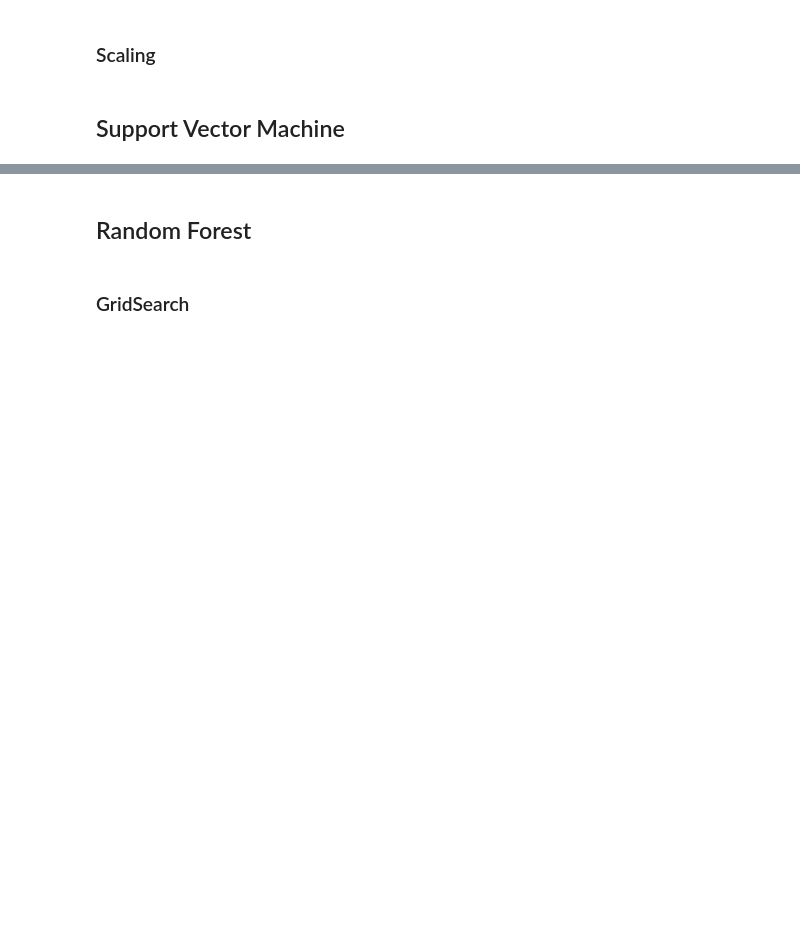
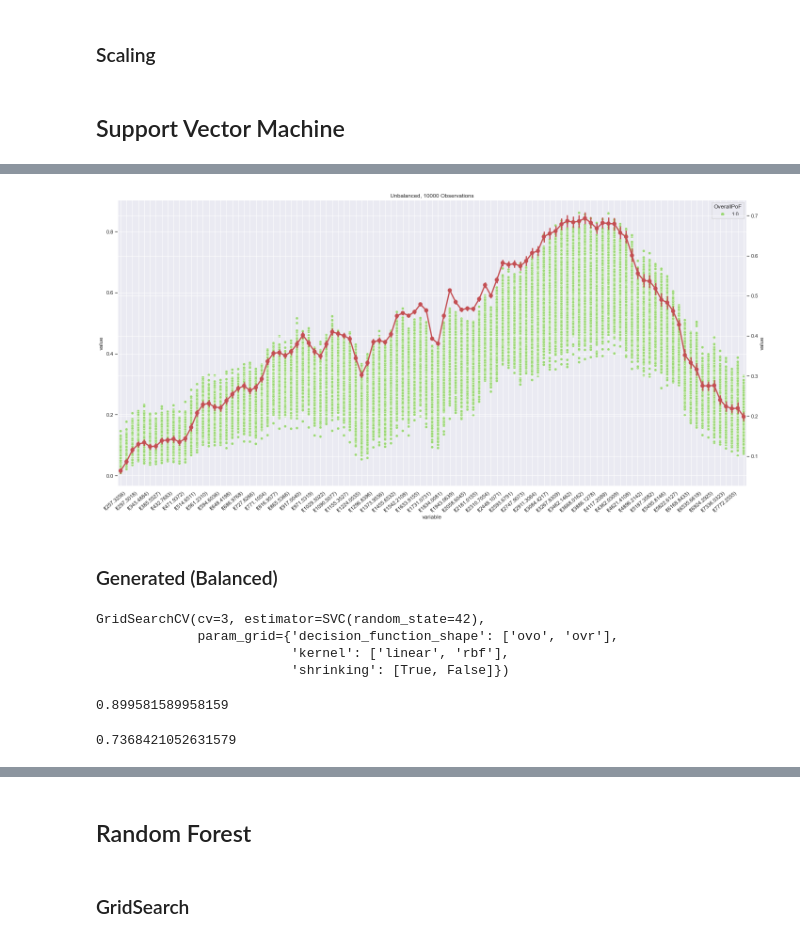
Before and after one commit to Charlene-L/CITS5553-Capstone-Project, a Jupyter notebook: ML Model/Benjamin/testing_gen.ipynb, the cells around one changed output, grey strips where cells are left out. Cells and saved outputs as stored; diff of their text form; code cells hidden in the pictures; blank space fills up the shorter version.

Commit message:
Added support vector plots

```diff
--- a/ML Model/Benjamin/testing_gen.ipynb
+++ b/ML Model/Benjamin/testing_gen.ipynb
@@ -92,0 +125,3 @@ SVC(decision_function_shape='ovo')
+# %%
+grid_svm.fit(X_train_scaled, y_train)
+svm_classifier = grid_svm.best_estimator_
@@ -100,0 +145,3 @@ NameError: name 'y_test_pred_svm' is not defined
+# %%
+grid_svm.fit(X_train_gen_scaled, y_train_gen)
+svm_classifier = grid_svm.best_estimator_
@@ -100,0 +165,4 @@ NameError: name 'y_test_pred_svm' is not defined
+# %%
+support_vectors = svm_classifier.support_vectors_
+support_vector_indices = svm_classifier.support_
+print(support_vector_indices)
@@ -100,0 +176,10 @@ NameError: name 'y_test_pred_svm' is not defined
+# %%
+gen_viz = X_train_gen.copy(deep=True)
+gen_viz['support'] = 0
+gen_viz.loc[support_vector_indices,'support'] = 1
+gen_viz = pd.concat([gen_viz, y_train_gen], axis=1)
+
+cont_vars = [c for c in gen_viz if c[:2] != "f("]
+
+gen_viz_long = gen_viz.melt(cont_vars)
+gen_viz_long.head()
@@ -100,0 +193,40 @@ NameError: name 'y_test_pred_svm' is not defined
+# %%
+# Custom colours
+# gen_viz_long = gen_viz_long.sort_values('support') # To ensure that support vector points are at the front
+
+fig, ax = plt.subplots()
+
+colors = ["#9CD876", "#D97C65", "#4856A8", "#4856A8"]# Set your custom color palette
+sns.set_palette(sns.color_palette(colors))
+
+# Plotting
+# ax = sns.scatterplot(data = gen_viz_long, x='variable', y='value', hue=gen_viz_long[['support','OverallPoF']].apply(tuple, axis=1))
+ax = sns.scatterplot(data = gen_viz_long[gen_viz_long['OverallPoF'] == 1],
+                    x='variable', y='value',
+                    hue='OverallPoF'
+                    )
+ax.set_xticklabels(ax.get_xticklabels(), rotation=40, ha="right")
+ax.set(title="Unbalanced, {} Observations".format(len(wba_gen)))
+
+ax2 = ax.twinx()
+sns.pointplot(x='variable', y='value', data=gen_viz_long[gen_viz_long['support'] == 1], ax=ax2, color='r')
+
+# Figure size and tick labels
+sns.set(rc={'figure.figsize':(20,10)})
+plt.setp(ax.get_xticklabels()[::2], visible=False)
+
+# Layout
+plt.tight_layout()
+plt.show();
+# %% [output]
+[figure, added]
+# %% [markdown]
+### Generated (Balanced)
+# %%
+grid_svm.fit(X_train_bal_scaled, y_train_bal)
+svm_classifier = grid_svm.best_estimator_
+# %% [output]
+GridSearchCV(cv=3, estimator=SVC(random_state=42),
+             param_grid={'decision_function_shape': ['ovo', 'ovr'],
+                         'kernel': ['linear', 'rbf'],
+                         'shrinking': [True, False]})
@@ -100,0 +237,6 @@ NameError: name 'y_test_pred_svm' is not defined
+# %%
+accuracy_score(y_test, y_test_pred_svm)
+accuracy_score(y_test_fails, y_test_pred_svm_fails)
+# %% [output]
+0.899581589958159
+0.7368421052631579
```
Also changed, not shown: parts of 36 cells of this notebook.
